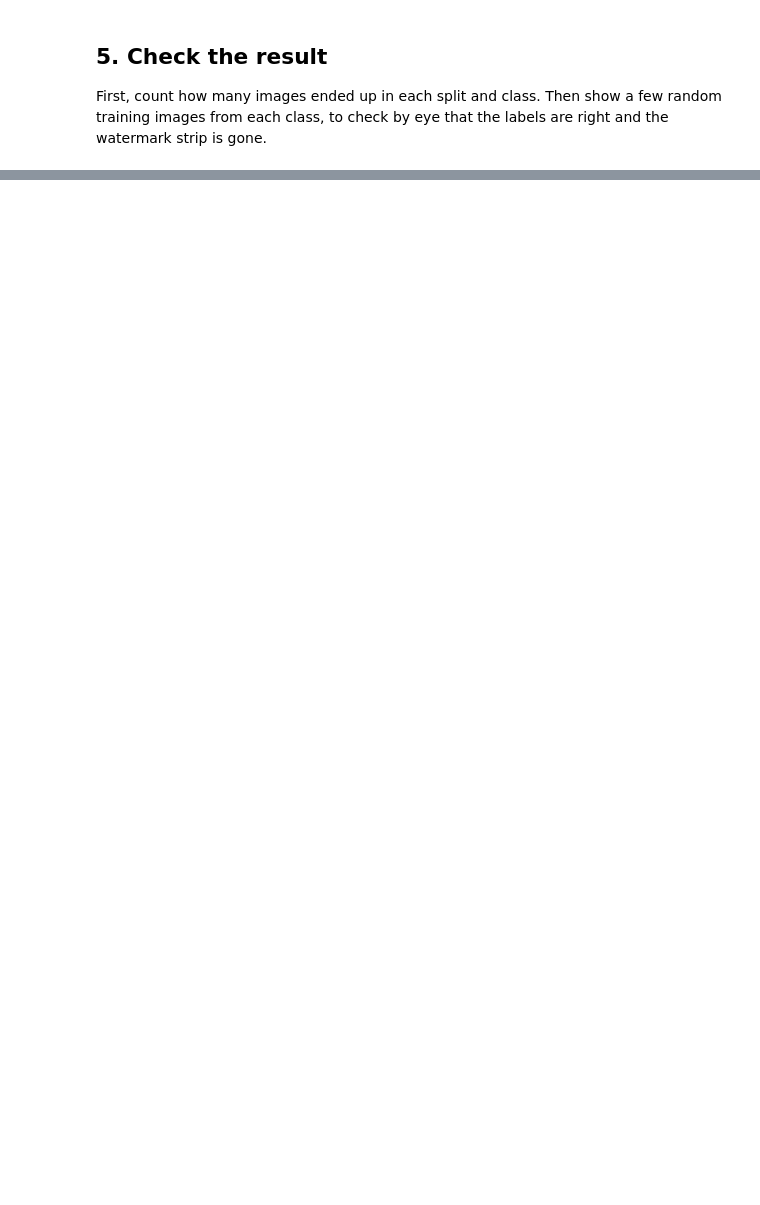
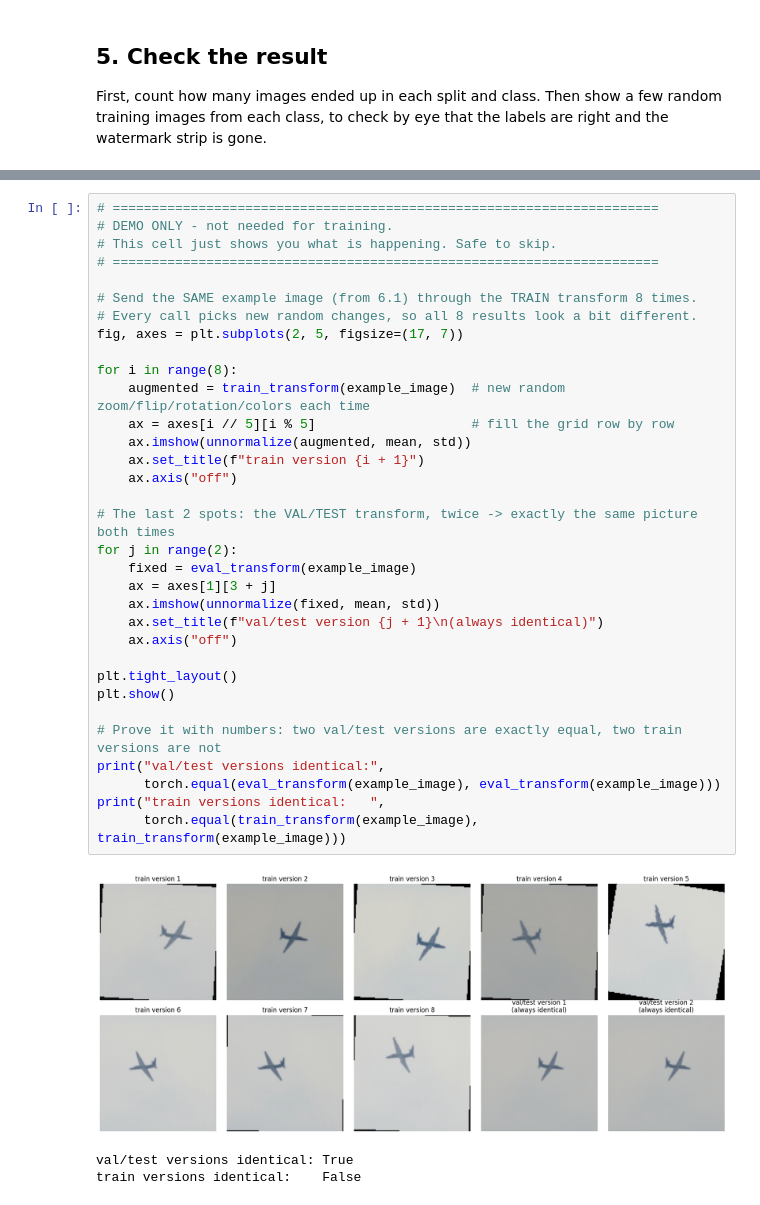
Before and after one commit to mohamedmetwally123/Military-vs.-Civilian-Aircraft-Classification, a Jupyter notebook: main.ipynb, the cells around one changed output, grey strips where cells are left out. Cells and saved outputs as stored; diff of their text form; blank space fills up the shorter version.

```diff
--- a/main.ipynb
+++ b/main.ipynb
@@ -190,0 +555,37 @@ plt.show()
+# %%
+# ======================================================================
+# DEMO ONLY - not needed for training.
+# This cell just shows you what is happening. Safe to skip.
+# ======================================================================
+
+# Send the SAME example image (from 6.1) through the TRAIN transform 8 times.
+# Every call picks new random changes, so all 8 results look a bit different.
+fig, axes = plt.subplots(2, 5, figsize=(17, 7))
+
+for i in range(8):
+    augmented = train_transform(example_image)  # new random zoom/flip/rotation/colors each time
+    ax = axes[i // 5][i % 5]                    # fill the grid row by row
+    ax.imshow(unnormalize(augmented, mean, std))
+    ax.set_title(f"train version {i + 1}")
+    ax.axis("off")
+
+# The last 2 spots: the VAL/TEST transform, twice -> exactly the same picture both times
+for j in range(2):
+    fixed = eval_transform(example_image)
+    ax = axes[1][3 + j]
+    ax.imshow(unnormalize(fixed, mean, std))
+    ax.set_title(f"val/test version {j + 1}\n(always identical)")
+    ax.axis("off")
+
+plt.tight_layout()
+plt.show()
+
+# Prove it with numbers: two val/test versions are exactly equal, two train versions are not
+print("val/test versions identical:",
+      torch.equal(eval_transform(example_image), eval_transform(example_image)))
+print("train versions identical:   ",
+      torch.equal(train_transform(example_image), train_transform(example_image)))
+# %% [output]
+[figure, added]
+val/test versions identical: True
+train versions identical:    False
```
Also changed, not shown: parts of 54 cells of this notebook, 3 other files.
